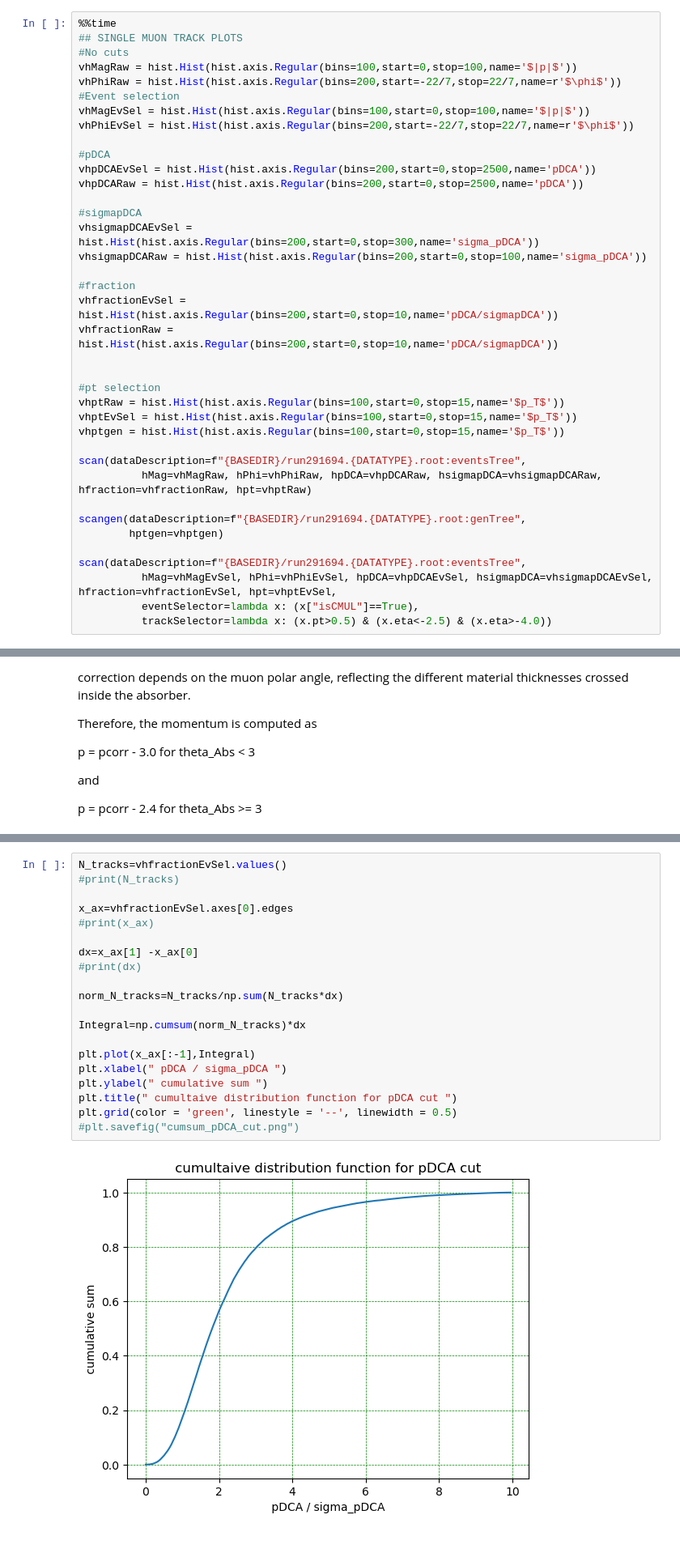
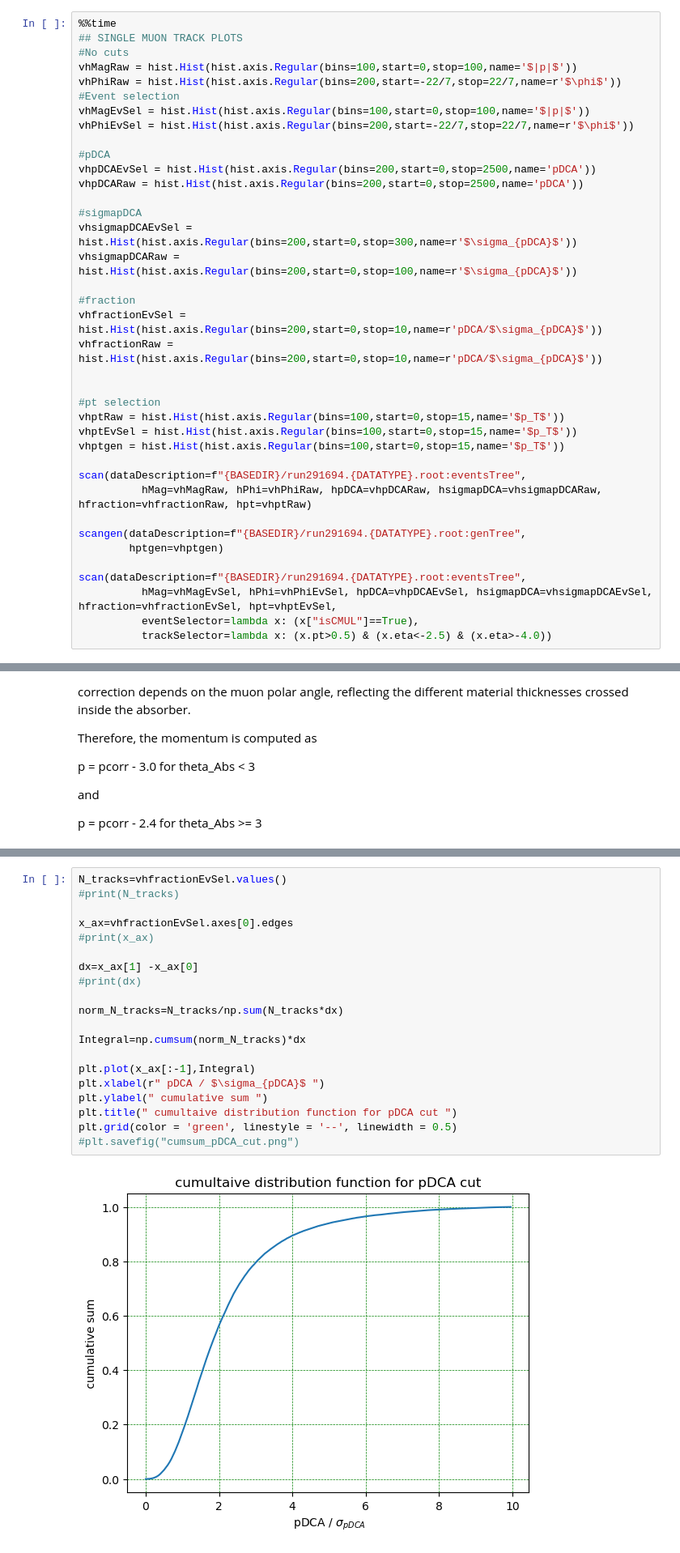
Before and after one commit to 00Goldy/qqbar2mumu-2025, a Jupyter notebook: notebooks/MC_pDCA.ipynb, the cells around one changed output, grey strips where cells are left out. Shown at 81% size. Saved outputs shown, nothing was run; the diff lists cells and outputs as text.

Commit message:
Fixing plot with sigma adding the greek letter

```diff
--- a/notebooks/MC_pDCA.ipynb
+++ b/notebooks/MC_pDCA.ipynb
@@ -232,12 +232,12 @@ vhpDCAEvSel = hist.Hist(hist.axis.Regular(bins=200,start=0,stop=2500,name='pDCA'
 vhpDCARaw = hist.Hist(hist.axis.Regular(bins=200,start=0,stop=2500,name='pDCA'))
 
 #sigmapDCA
-vhsigmapDCAEvSel = hist.Hist(hist.axis.Regular(bins=200,start=0,stop=300,name='sigma_pDCA'))
-vhsigmapDCARaw = hist.Hist(hist.axis.Regular(bins=200,start=0,stop=100,name='sigma_pDCA'))
+vhsigmapDCAEvSel = hist.Hist(hist.axis.Regular(bins=200,start=0,stop=300,name=r'$\sigma_{pDCA}$'))
+vhsigmapDCARaw = hist.Hist(hist.axis.Regular(bins=200,start=0,stop=100,name=r'$\sigma_{pDCA}$'))
 
 #fraction
-vhfractionEvSel = hist.Hist(hist.axis.Regular(bins=200,start=0,stop=10,name='pDCA/sigmapDCA'))
-vhfractionRaw = hist.Hist(hist.axis.Regular(bins=200,start=0,stop=10,name='pDCA/sigmapDCA'))
+vhfractionEvSel = hist.Hist(hist.axis.Regular(bins=200,start=0,stop=10,name=r'pDCA/$\sigma_{pDCA}$'))
+vhfractionRaw = hist.Hist(hist.axis.Regular(bins=200,start=0,stop=10,name=r'pDCA/$\sigma_{pDCA}$'))
 
 
 #pt selection
@@ -318,25 +318,25 @@ plt.legend();
 # %%
 N_tracks=vhfractionEvSel.values()
 #print(N_tracks)
 
 x_ax=vhfractionEvSel.axes[0].edges
 #print(x_ax)
 
 dx=x_ax[1] -x_ax[0]
 #print(dx)
 
 norm_N_tracks=N_tracks/np.sum(N_tracks*dx)
 
 Integral=np.cumsum(norm_N_tracks)*dx
 
 plt.plot(x_ax[:-1],Integral)
-plt.xlabel(" pDCA / sigma_pDCA ")
+plt.xlabel(r" pDCA / $\sigma_{pDCA}$ ")
 plt.ylabel(" cumulative sum ")
 plt.title(" cumultaive distribution function for pDCA cut ")
 plt.grid(color = 'green', linestyle = '--', linewidth = 0.5)
 #plt.savefig("cumsum_pDCA_cut.png")
 # %% [output]
-[figure, old version]
+[figure, new version]
 # %% [markdown]
 ### We can now plot the results! See from the plots that our selection removed some entries in all histograms
 # %%
```
Also changed, not shown: parts of 5 cells of this notebook.
